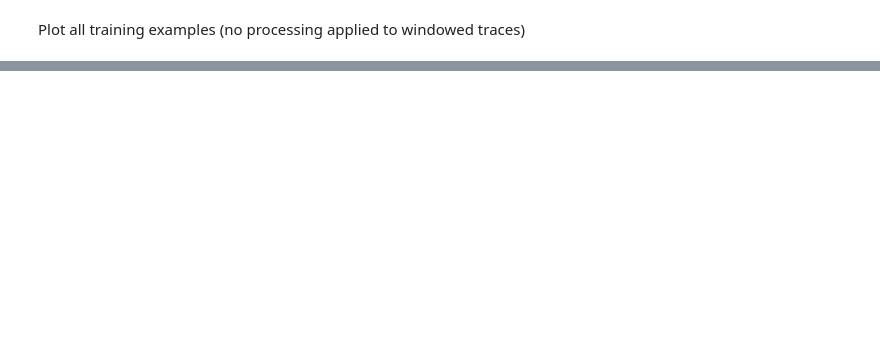
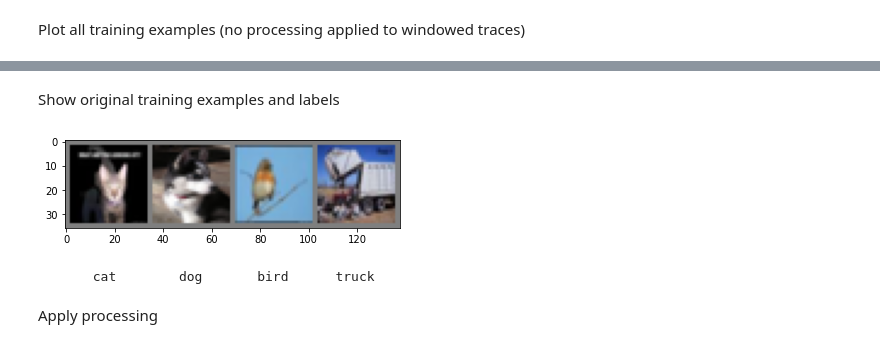
Before and after one commit to seisbench/seisbench, a Jupyter notebook: examples/data_generator_example.ipynb, the cells around one changed output, grey strips where cells are left out. Saved outputs shown, nothing was run; the diff lists cells and outputs as text; code cells hidden in the pictures; blank space fills up the shorter version.

Commit message:
modifed generator example

```diff
--- a/examples/data_generator_example.ipynb
+++ b/examples/data_generator_example.ipynb
@@ -96,0 +139,20 @@ for i, window in enumerate(X):
+# %%
+import matplotlib.pyplot as plt
+import numpy as np
+
+# functions to show an image
+def imshow(img):
+    img = img / 2 + 0.5     # unnormalize
+    npimg = img.numpy()
+    plt.imshow(np.transpose(npimg, (1, 2, 0)))
+    plt.show()
+
+
+# get some random training images
+dataiter = iter(trainloader)
+images, labels = dataiter.next()
+
+# show images
+imshow(torchvision.utils.make_grid(images))
+# print labels
+print(' '.join('%10s' % classes[labels[j]] for j in range(4)))
@@ -96,0 +164,2 @@ for i, window in enumerate(X):
+# %%
+train = TrainingExample(X=images, y=labels)
@@ -96,0 +206,10 @@ for i, window in enumerate(X):
+# %% [markdown]
+Show original training examples and labels
+# %%
+imshow(torchvision.utils.make_grid(torch.Tensor(train.X)))
+print(' '.join('%10s' % classes[int(train.y[j])] for j in range(4)))
+# %% [output]
+[figure, added]
+       cat        dog       bird      truck
+# %% [markdown]
+Apply processing
```
Also changed, not shown: parts of 17 cells of this notebook.
